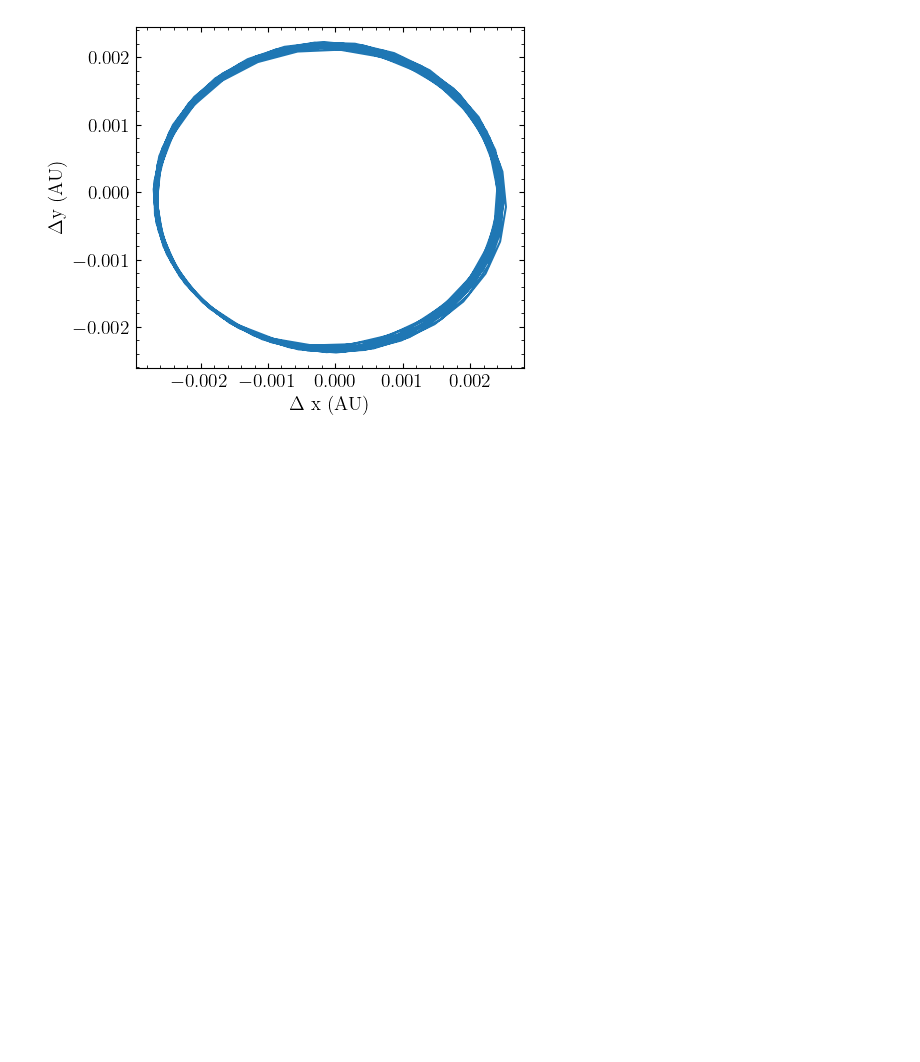
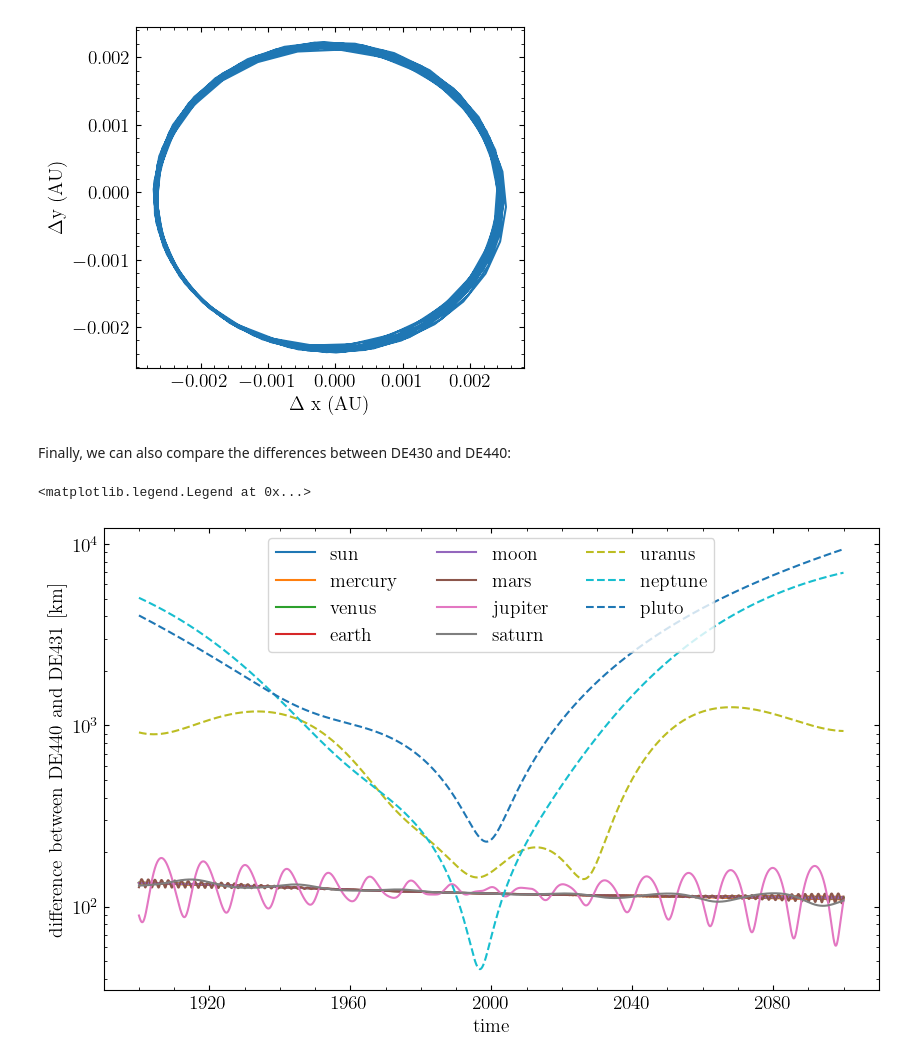
Before and after one commit to ben-cassese/jorbit, a Jupyter notebook: docs/tutorials/interact_de_ephemeris.ipynb, the cells around one changed output. Cells and saved outputs as stored; diff of their text form; code cells hidden in the pictures; blank space fills up the shorter version.

```diff
--- a/docs/tutorials/interact_de_ephemeris.ipynb
+++ b/docs/tutorials/interact_de_ephemeris.ipynb
@@ -88,3 +99,43 @@ ax.plot(
 ax.set(aspect="equal", xlabel=r"$\Delta$ x (AU)", ylabel=r"$\Delta$y (AU)");
 # %% [output]
 [figure]
+# %% [markdown]
+Finally, we can also compare the differences between DE430 and DE440:
+# %%
+eph1 = Ephemeris(
+    ssos="default planets",
+    earliest_time=Time("1900-01-01"),
+    latest_time=Time("2100-01-01"),
+    de_ephemeris_version="440",
+)
+
+eph2 = Ephemeris(
+    ssos="default planets",
+    earliest_time=Time("1900-01-01"),
+    latest_time=Time("2100-01-01"),
+    de_ephemeris_version="430",
+)
+
+times = Time(
+    np.linspace(Time("1900-01-01").jd, Time("2099-12-10").jd, 365 * 200),
+    format="jd",
+)
+
+eph1_states = eph1.state(times)
+eph2_states = eph2.state(times)
+
+
+fig, ax = plt.subplots(figsize=(10, 6))
+for planet in eph1_states.keys():
+    if planet in ["uranus", "neptune", "pluto"]:
+        ls = "--"
+    else:
+        ls = "-"
+    delta = np.linalg.norm(eph1_states[planet]["x"] - eph2_states[planet]["x"], axis=1)
+    ax.plot(times.utc.datetime, delta.to(u.km), label=planet, linestyle=ls)
+
+ax.set(yscale="log", xlabel="time", ylabel="difference between DE440 and DE431 [km]")
+ax.legend(ncols=3)
+# %% [output]
+<matplotlib.legend.Legend at 0x...>
+[figure, added]
```
Also changed, not shown: parts of 6 cells of this notebook, 8 other files.
